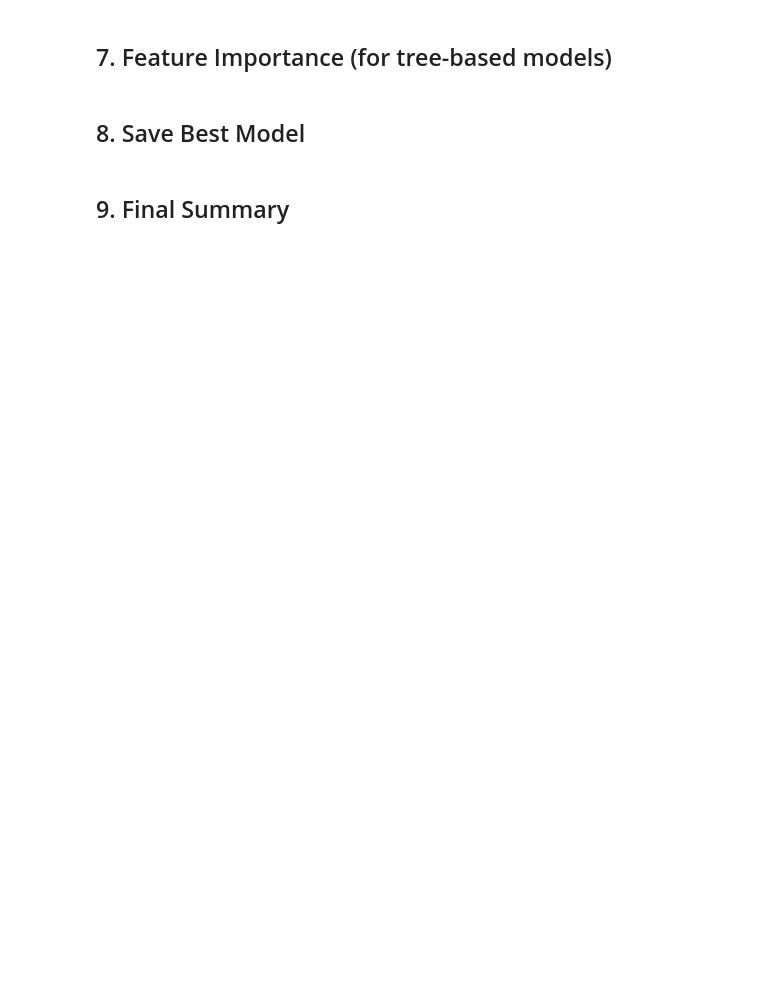
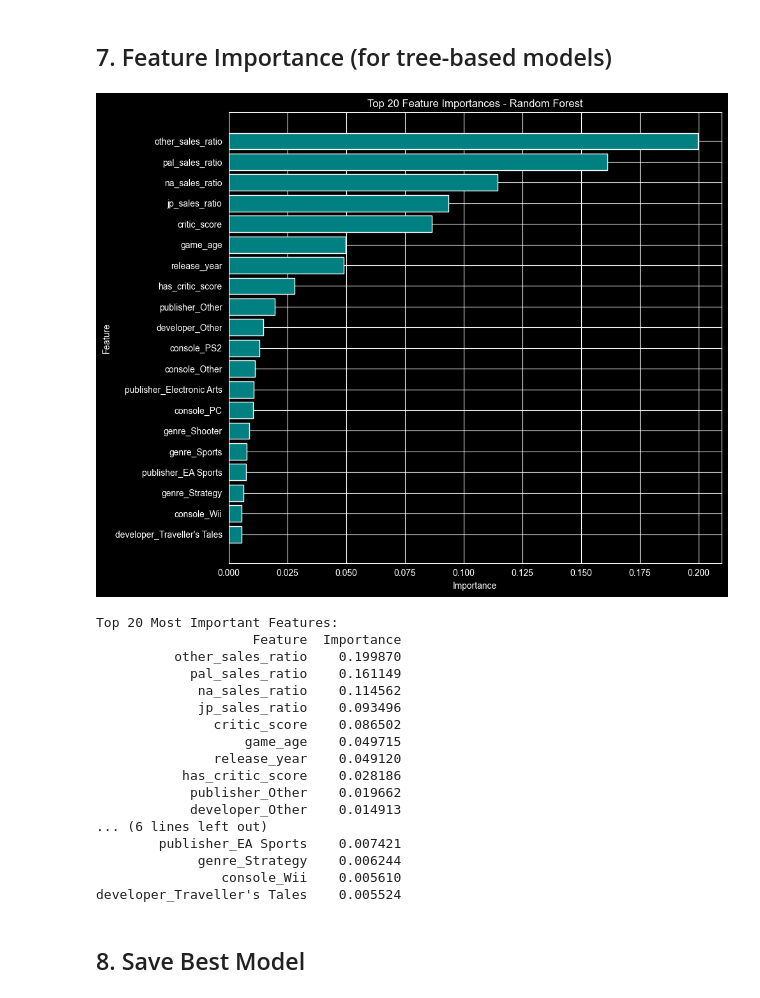
Before and after one commit to Abderrahamane/data-mining-project, a Jupyter notebook: notebooks/3_modeling.ipynb, the cells around one changed output. Drawn from its saved outputs; the diff is of its cells as text; code cells hidden in the pictures; blank space fills up the shorter version.

```diff
--- a/notebooks/3_modeling.ipynb
+++ b/notebooks/3_modeling.ipynb
@@ -67,8 +74,6 @@ models = {
     'Logistic Regression': LogisticRegression(class_weight='balanced', max_iter=1000, random_state=42),
     'Decision Tree': DecisionTreeClassifier(class_weight='balanced', random_state=42),
     'Random Forest': RandomForestClassifier(class_weight='balanced', n_estimators=100, random_state=42),
-    'XGBoost': XGBClassifier(scale_pos_weight=class_weights[1]/class_weights[0],
-                             eval_metric='logloss', random_state=42),
     'KNN': KNeighborsClassifier(n_neighbors=5)
 }
 
@@ -351,32 +412,51 @@ plt.show()
 # %% [markdown]
 ## 7. Feature Importance (for tree-based models)
 # %%
-if best_model_name in ['Decision Tree', 'Random Forest', 'XGBoost']:
+if best_model_name in ['Decision Tree', 'Random Forest']:
     # Get feature importances
     if hasattr(best_model, 'feature_importances_'):
         importances = best_model.feature_importances_
         feature_names = X_train.columns
 
         # Create dataframe
         feature_imp_df = pd.DataFrame({
             'Feature': feature_names,
             'Importance': importances
         }).sort_values('Importance', ascending=False).head(20)
 
         # Plot
         plt.figure(figsize=(10, 8))
         plt.barh(feature_imp_df['Feature'], feature_imp_df['Importance'], color='teal')
         plt.xlabel('Importance')
         plt.ylabel('Feature')
         plt.title(f'Top 20 Feature Importances - {best_model_name}')
         plt.gca().invert_yaxis()
         plt.tight_layout()
         plt.show()
 
         print("Top 20 Most Important Features:")
         print(feature_imp_df.to_string(index=False))
 else:
     print(f"Feature importance not available for {best_model_name}")
+# %% [output]
+[figure, added]
+Top 20 Most Important Features:
+                    Feature  Importance
+          other_sales_ratio    0.199870
+            pal_sales_ratio    0.161149
+             na_sales_ratio    0.114562
+             jp_sales_ratio    0.093496
+               critic_score    0.086502
+                   game_age    0.049715
+               release_year    0.049120
+           has_critic_score    0.028186
+            publisher_Other    0.019662
+            developer_Other    0.014913
+... (6 lines left out)
+        publisher_EA Sports    0.007421
+             genre_Strategy    0.006244
+                console_Wii    0.005610
+developer_Traveller's Tales    0.005524
 # %% [markdown]
 ## 8. Save Best Model
 # %%
@@ -398,5 +478,3 @@ for name, model in tuned_models.items():
 baseline_df.to_csv('../models/baseline_results.csv', index=False)
 tuned_df.to_csv('../models/tuned_results.csv', index=False)
 print("\nResults saved to models directory")
-# %% [markdown]
-## 9. Final Summary
```
Also changed, not shown: parts of 9 cells of this notebook, 9 other files.
